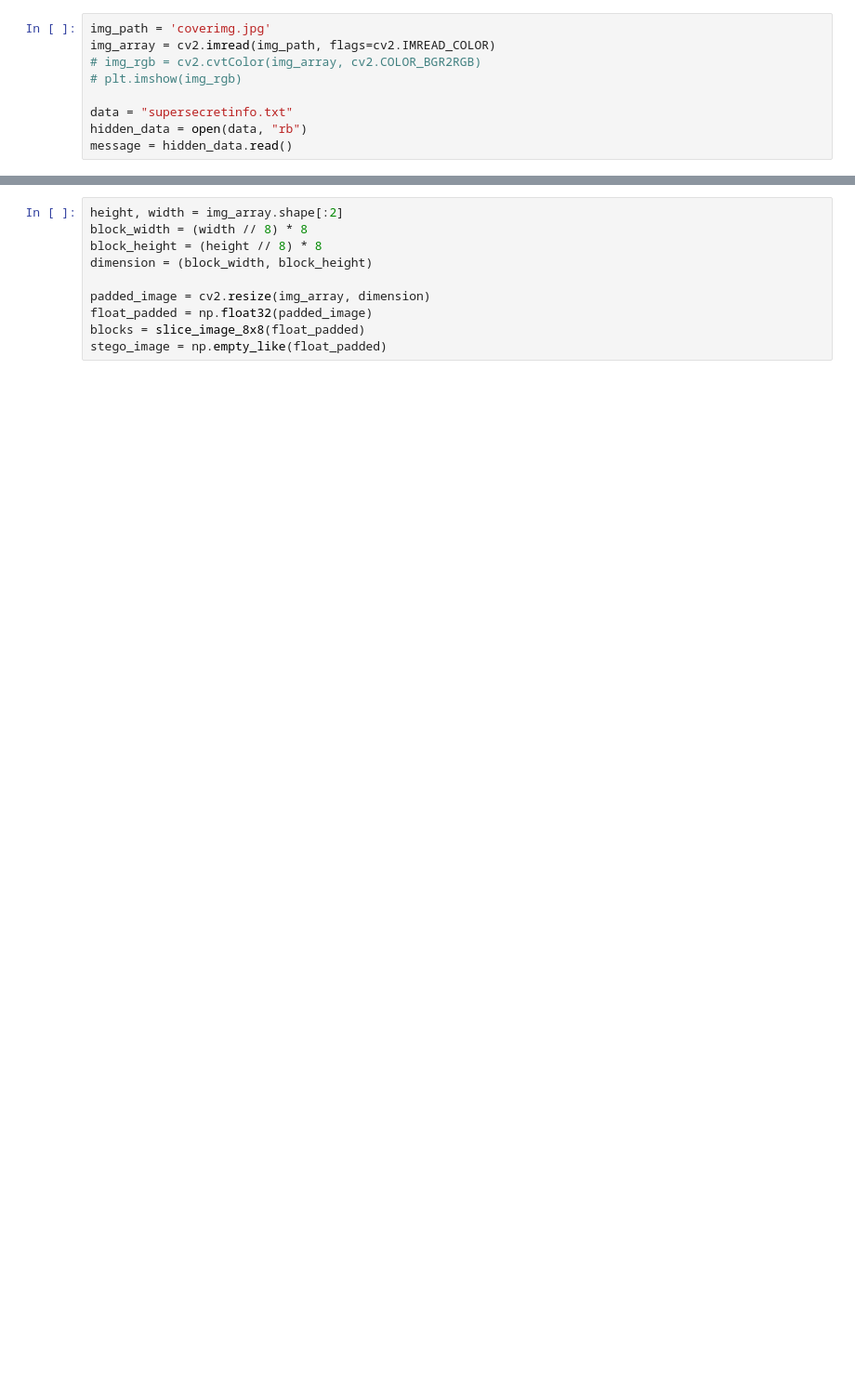
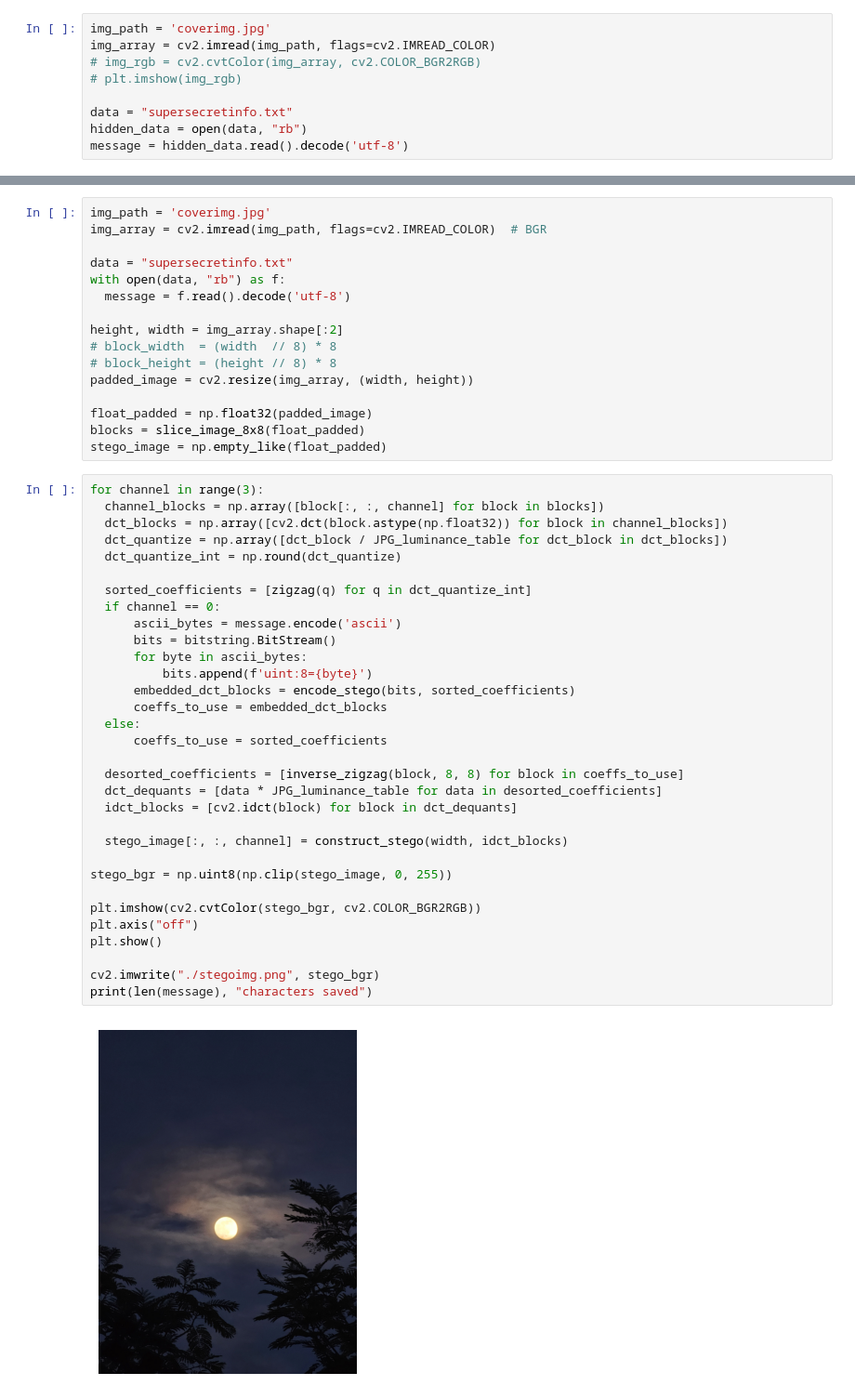
Before and after one commit to phu-story/Stenography-using-DCT, a Jupyter notebook: Steganography.ipynb, the cells around one changed output, grey strips where cells are left out. Shown at 93% size. Drawn from its saved outputs; the diff is of its cells as text; blank space fills up the shorter version.

Commit message:
feat: data extrac and decode

```diff
--- a/Steganography.ipynb
+++ b/Steganography.ipynb
@@ -10,5 +12,5 @@ img_array = cv2.imread(img_path, flags=cv2.IMREAD_COLOR)
 
 data = "supersecretinfo.txt"
 hidden_data = open(data, "rb")
-message = hidden_data.read()
+message = hidden_data.read().decode('utf-8')
 # %%
@@ -21,10 +147,50 @@ def slice_image_8x8(image):
 # %%
+img_path = 'coverimg.jpg'
+img_array = cv2.imread(img_path, flags=cv2.IMREAD_COLOR)  # BGR
+
+data = "supersecretinfo.txt"
+with open(data, "rb") as f:
+  message = f.read().decode('utf-8')
+
 height, width = img_array.shape[:2]
-block_width = (width // 8) * 8
-block_height = (height // 8) * 8
-dimension = (block_width, block_height)
+# block_width  = (width  // 8) * 8
+# block_height = (height // 8) * 8
+padded_image = cv2.resize(img_array, (width, height))
 
-padded_image = cv2.resize(img_array, dimension)
 float_padded = np.float32(padded_image)
 blocks = slice_image_8x8(float_padded)
 stego_image = np.empty_like(float_padded)
+# %%
+for channel in range(3):
+  channel_blocks = np.array([block[:, :, channel] for block in blocks])
+  dct_blocks = np.array([cv2.dct(block.astype(np.float32)) for block in channel_blocks])
+  dct_quantize = np.array([dct_block / JPG_luminance_table for dct_block in dct_blocks])
+  dct_quantize_int = np.round(dct_quantize)
+
+  sorted_coefficients = [zigzag(q) for q in dct_quantize_int]
+  if channel == 0:
+      ascii_bytes = message.encode('ascii')
+      bits = bitstring.BitStream()
+      for byte in ascii_bytes:
+          bits.append(f'uint:8={byte}')
+      embedded_dct_blocks = encode_stego(bits, sorted_coefficients)
+      coeffs_to_use = embedded_dct_blocks
+  else:
+      coeffs_to_use = sorted_coefficients
+
+  desorted_coefficients = [inverse_zigzag(block, 8, 8) for block in coeffs_to_use]
+  dct_dequants = [data * JPG_luminance_table for data in desorted_coefficients]
+  idct_blocks = [cv2.idct(block) for block in dct_dequants]
+
+  stego_image[:, :, channel] = construct_stego(width, idct_blocks)
+
+stego_bgr = np.uint8(np.clip(stego_image, 0, 255))
+
+plt.imshow(cv2.cvtColor(stego_bgr, cv2.COLOR_BGR2RGB))
+plt.axis("off")
+plt.show()
+
+cv2.imwrite("./stegoimg.png", stego_bgr)
+print(len(message), "characters saved")
+# %% [output]
+[figure, added]
```
Also changed, not shown: parts of 5 cells of this notebook, 3 other files.
